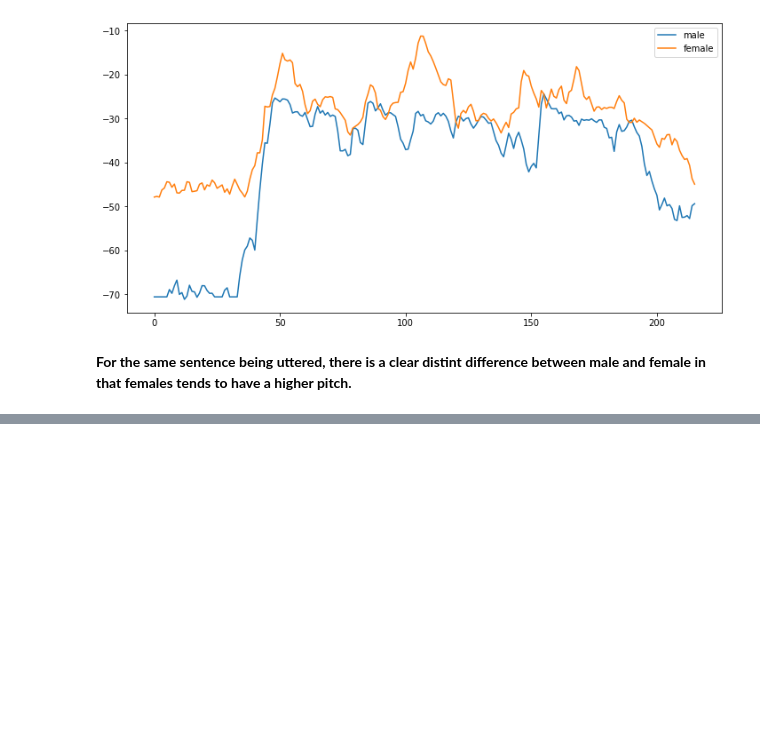
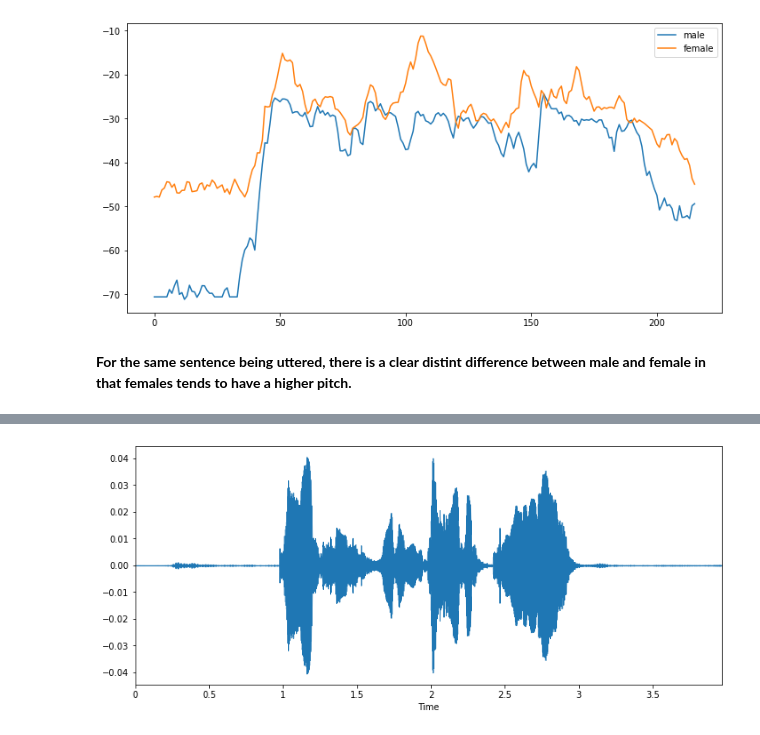
Before and after one commit to Rajesh1505/Speech_Emotion_Recognition_Rajesh_Kumar_Patel-Capstone_Project, a Jupyter notebook: Speech_Emotion_Recognition.ipynb, the cells around one changed output, grey strips where cells are left out. Saved outputs shown, nothing was run; the diff lists cells and outputs as text; code cells hidden in the pictures; blank space fills up the shorter version.

```diff
--- a/Speech_Emotion_Recognition.ipynb
+++ b/Speech_Emotion_Recognition.ipynb
@@ -281,14 +281,14 @@ ipd.Audio(audio_clip)
 # %%
 # Male angry audio clip
-path = RAV+"Actor_09/03-01-05-01-01-01-09.wav"
-X, sample_rate = librosa.load(path, res_type='kaiser_fast',duration=2.5,sr=22050*2,offset=0.5)
+audio_clip = RAV+"Actor_09/03-01-05-01-01-01-09.wav"
+X, sample_rate = librosa.load(audio_clip, res_type='kaiser_fast',duration=2.5,sr=22050*2,offset=0.5)
 male = librosa.feature.mfcc(y=X, sr=sample_rate, n_mfcc=13)
 male = np.mean(librosa.feature.mfcc(y=X, sr=sample_rate, n_mfcc=13), axis=0)
 print(len(male))
 
 # Female angry audio clip
-path = RAV+"Actor_08/03-01-05-02-01-01-08.wav"
-X, sample_rate = librosa.load(path, res_type='kaiser_fast',duration=2.5,sr=22050*2,offset=0.5)
+audio_clip = RAV+"Actor_08/03-01-05-02-01-01-08.wav"
+X, sample_rate = librosa.load(audio_clip, res_type='kaiser_fast',duration=2.5,sr=22050*2,offset=0.5)
 female = librosa.feature.mfcc(y=X, sr=sample_rate, n_mfcc=13)
 female = np.mean(librosa.feature.mfcc(y=X, sr=sample_rate, n_mfcc=13), axis=0)
 print(len(female))
@@ -307,0 +331,10 @@ plt.show()
+# %%
+# Trying different functions above
+path = np.array(RAV_df['path'])[303]
+data, sample_rate = librosa.load(path)
+# %%
+# NORMAL AUDIO
+plt.figure(figsize=(12, 5))
+librosa.display.waveplot(y=data, sr=sample_rate)
+Audio(path)
+# %% [output]
@@ -307,0 +342 @@ plt.show()
+[figure, added]
```
Also changed, not shown: parts of 12 cells of this notebook.
